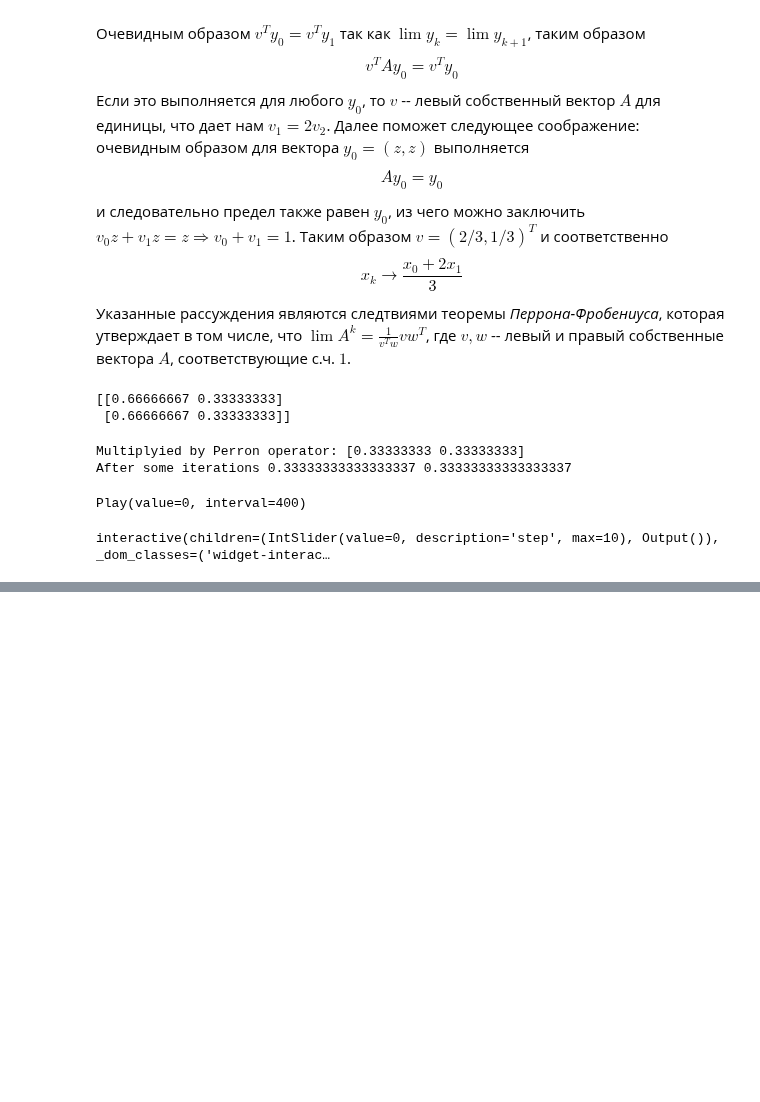
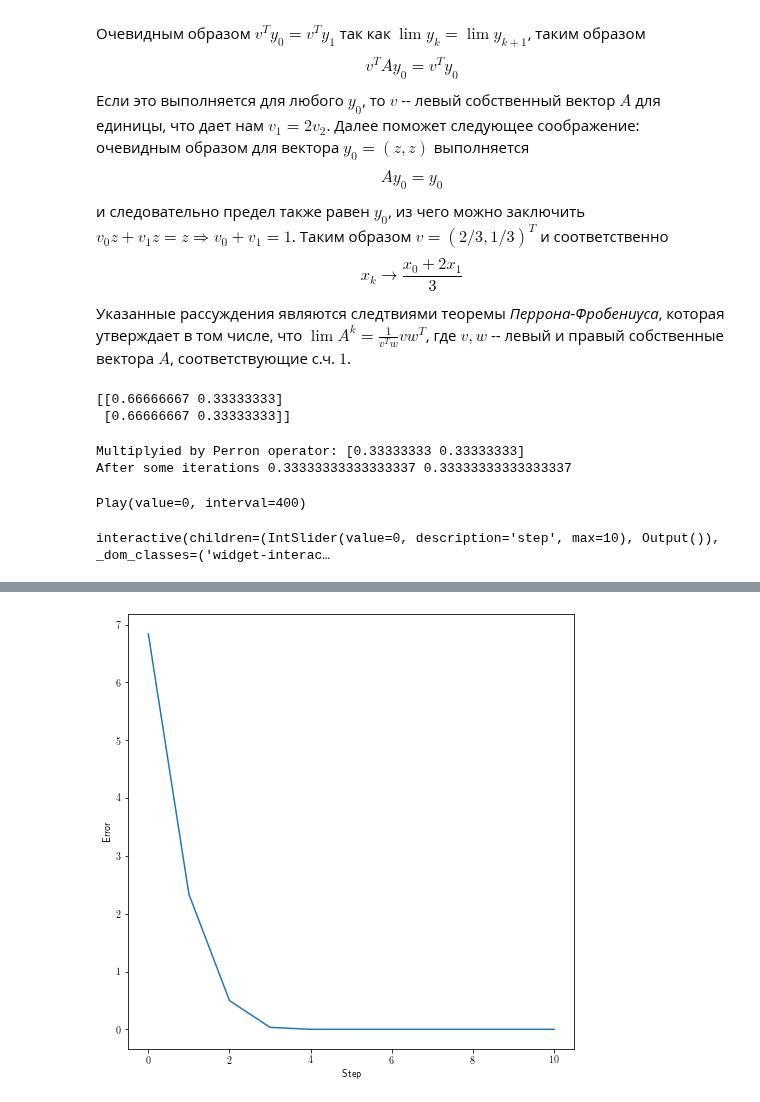
Before and after one commit to Malkovsky/interactive-visualization, a Jupyter notebook: optimization_course/02_basic_search_algorithms.ipynb, the cells around one changed output, grey strips where cells are left out. Drawn from its saved outputs; the diff is of its cells as text; code cells hidden in the pictures; blank space fills up the shorter version.

```diff
--- a/optimization_course/02_basic_search_algorithms.ipynb
+++ b/optimization_course/02_basic_search_algorithms.ipynb
@@ -429,0 +496,15 @@ interactive(children=(IntSlider(value=0, description='step', max=10), Output()),
+# %%
+def newton_sqrt(a, iters=10):
+    sequence = [a]
+    for i in range(iters):
+        sequence.append(0.5 * (sequence[-1] + a / sequence[-1]))
+    return sequence[-1], sequence
+
+a = 10
+root, estimates = newton_sqrt(a)
+plt.plot([i for i in range(len(estimates))], [x - a ** 0.5 for x in estimates])
+plt.xlabel('Step')
+plt.ylabel('Error')
+plt.show()
+# %% [output]
+[figure, added]
```
Also changed, not shown: parts of 8 cells of this notebook.
